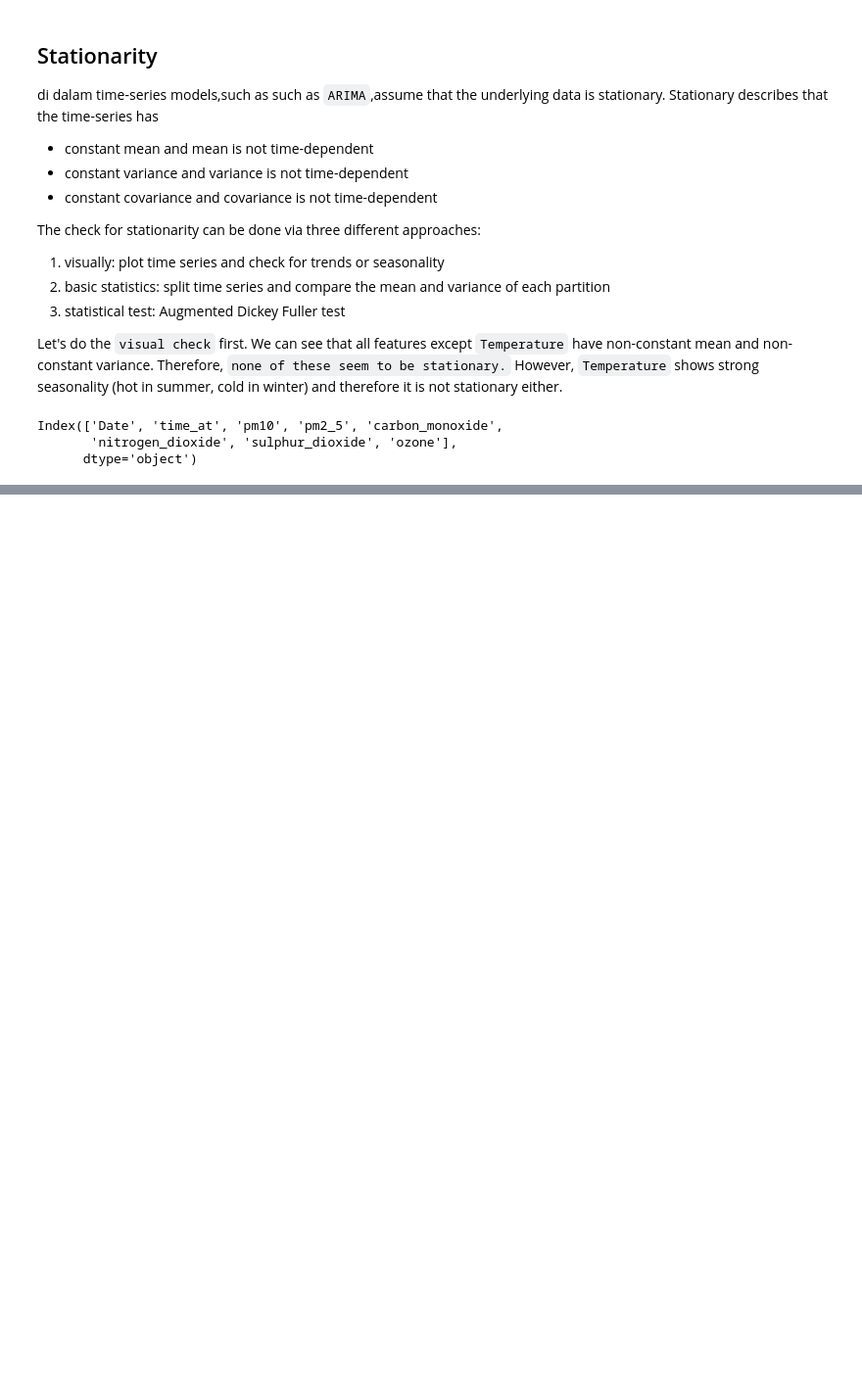
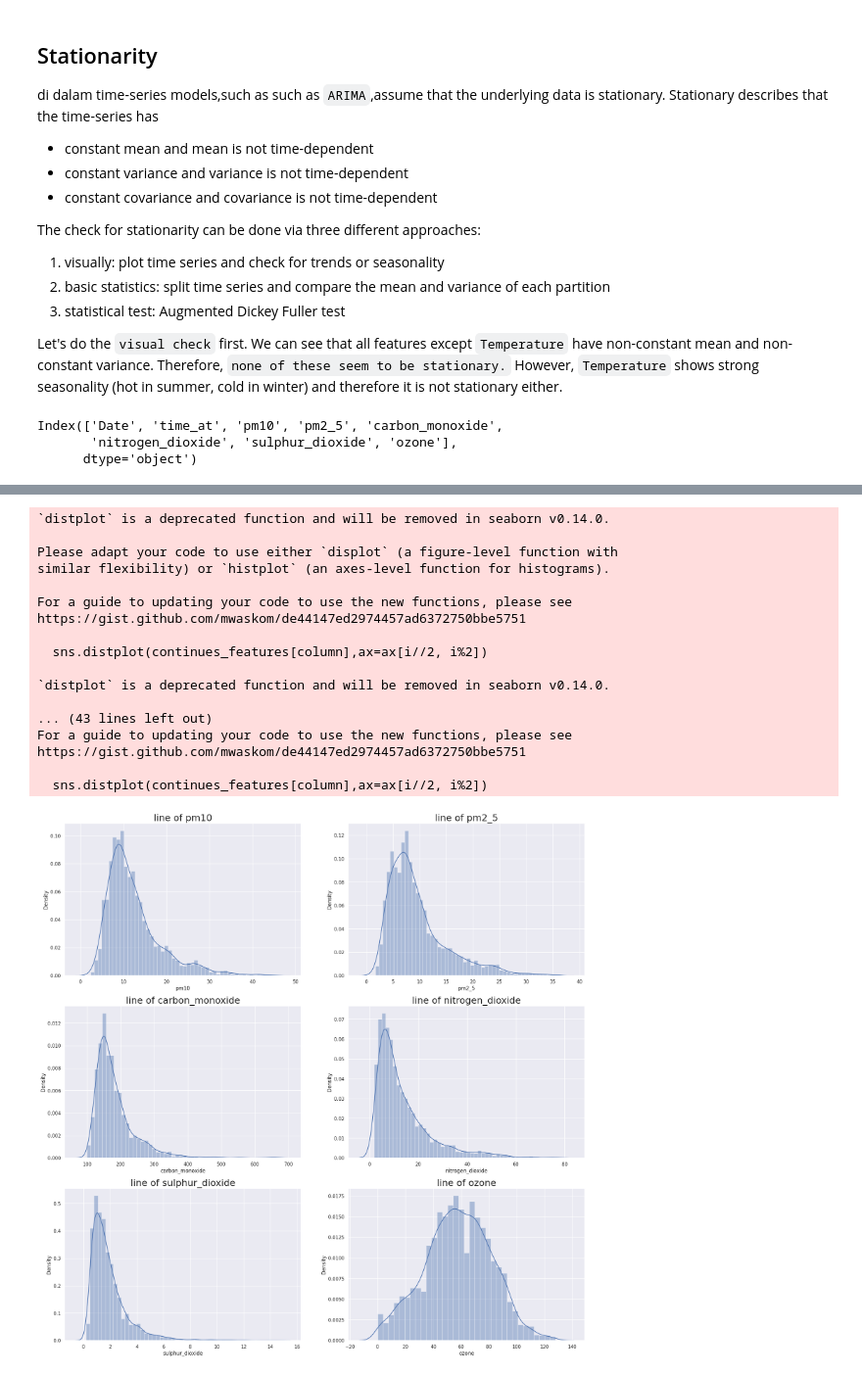
Before and after one commit to kayabaakihiko13/Scrapping_And_Analitic_OpenMeto, a Jupyter notebook: jupyter/eda.ipynb, the cells around one changed output, grey strips where cells are left out. Shown at 98% size. Cells and saved outputs as stored; diff of their text form; code cells hidden in the pictures; blank space fills up the shorter version.

```diff
--- a/jupyter/eda.ipynb
+++ b/jupyter/eda.ipynb
@@ -386,0 +398,25 @@ sns.lineplot(x=df2.Date, y=df2['ozone'].rolling(rolling_window).std(), ax=ax[2,
+# %%
+continues_features = df2.drop(['Date','time_at'],axis=1)
+fig, ax = plt.subplots(ncols=2, nrows=3, figsize=(22, 22))
+for i, column in enumerate(continues_features.columns):
+    sns.distplot(continues_features[column],ax=ax[i//2, i%2])
+    ax[i//2, i%2].set_title("line of {}".format(column),fontsize=22)
+# %% [output]
+`distplot` is a deprecated function and will be removed in seaborn v0.14.0.
+
+Please adapt your code to use either `displot` (a figure-level function with
+similar flexibility) or `histplot` (an axes-level function for histograms).
+
+For a guide to updating your code to use the new functions, please see
+https://gist.github.com/mwaskom/de44147ed2974457ad6372750bbe5751
+
+  sns.distplot(continues_features[column],ax=ax[i//2, i%2])
+
+`distplot` is a deprecated function and will be removed in seaborn v0.14.0.
+
+... (43 lines left out)
+For a guide to updating your code to use the new functions, please see
+https://gist.github.com/mwaskom/de44147ed2974457ad6372750bbe5751
+
+  sns.distplot(continues_features[column],ax=ax[i//2, i%2])
+[figure, added]
```
Also changed, not shown: parts of 17 cells of this notebook.
